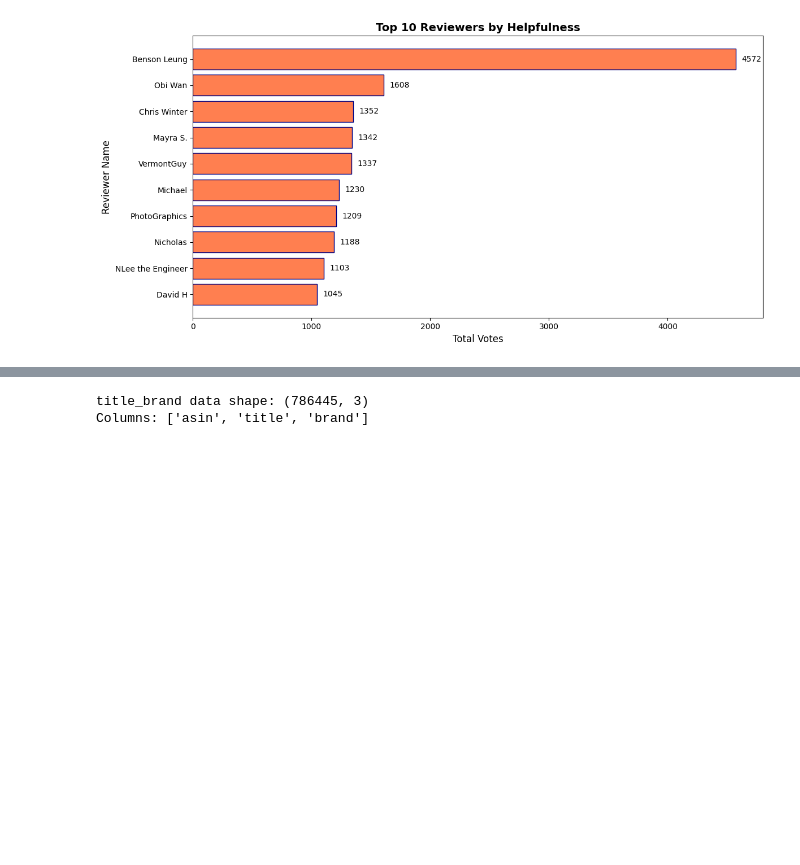
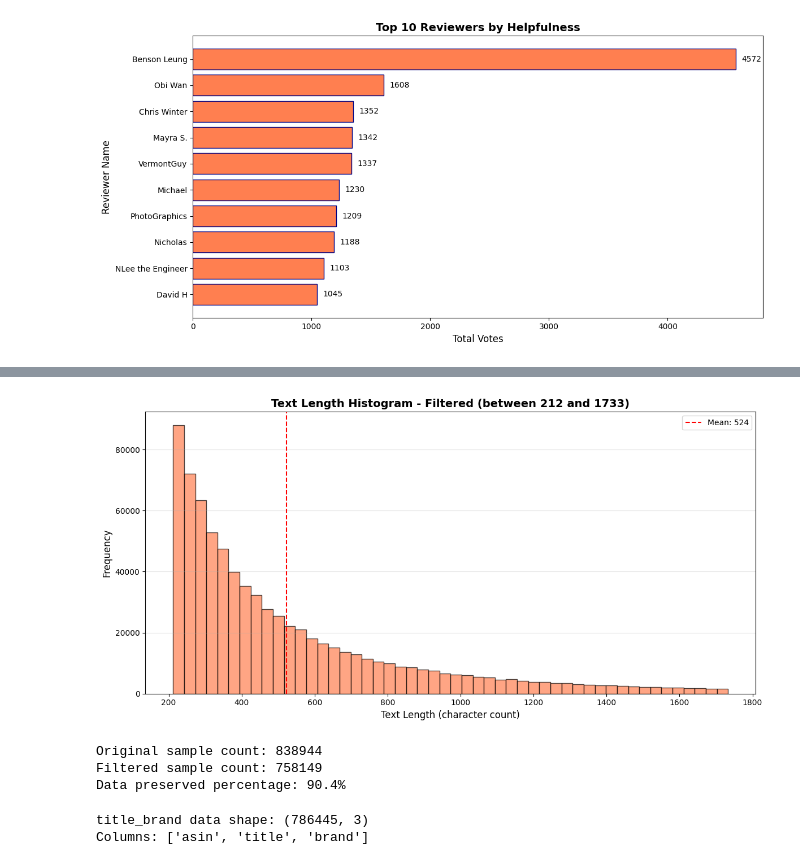
Before and after one commit to parsaGLS/quera-ai-final-bootcamp-project, a Jupyter notebook: AnalyzeReviews.ipynb, the cells around one changed output, grey strips where cells are left out. Saved outputs shown, nothing was run; the diff lists cells and outputs as text; code cells hidden in the pictures; blank space fills up the shorter version.

```diff
--- a/AnalyzeReviews.ipynb
+++ b/AnalyzeReviews.ipynb
@@ -340,3 +314,31 @@ Data preserved percentage: 90.4%
+# %%
+# Filtered histogram (remove outliers)
+# Filter: only data between 5th and 95th percentile
+q5 = dfTrain['text_length'].quantile(0.05)
+q95 = dfTrain['text_length'].quantile(0.95)
+filtered_data = dfTrain[(dfTrain['text_length'] >= q5) & (dfTrain['text_length'] <= q95)]
+
+plt.hist(filtered_data['text_length'], bins=50, color='coral', edgecolor='black', alpha=0.7)
+plt.xlabel('Text Length (character count)', fontsize=12)
+plt.ylabel('Frequency', fontsize=12)
+plt.title(f'Text Length Histogram - Filtered (between {q5:.0f} and {q95:.0f})',
+                  fontsize=14, fontweight='bold')
+plt.grid(axis='y', alpha=0.3)
+plt.axvline(filtered_data['text_length'].mean(), color='red', linestyle='--',
+                label=f'Mean: {filtered_data["text_length"].mean():.0f}')
+plt.legend()
+
+plt.tight_layout()
+plt.show()
+
+print(f"\nOriginal sample count: {len(dfTrain)}")
+print(f"Filtered sample count: {len(filtered_data)}")
+print(f"Data preserved percentage: {len(filtered_data)/len(dfTrain)*100:.1f}%")
+# %% [output]
+[figure, added]
+Original sample count: 838944
+Filtered sample count: 758149
+Data preserved percentage: 90.4%
 # %%
 # Load title_brand file to access brand name and product title
 dfTitleBrand = pd.read_csv("title_brand.csv")
```
Also changed, not shown: parts of 3 cells of this notebook.
